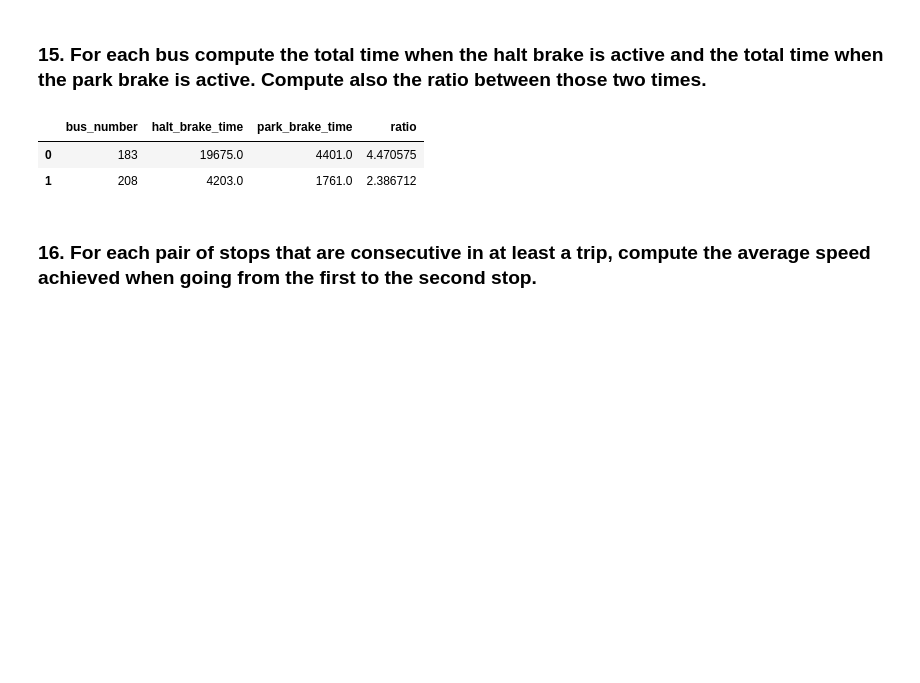
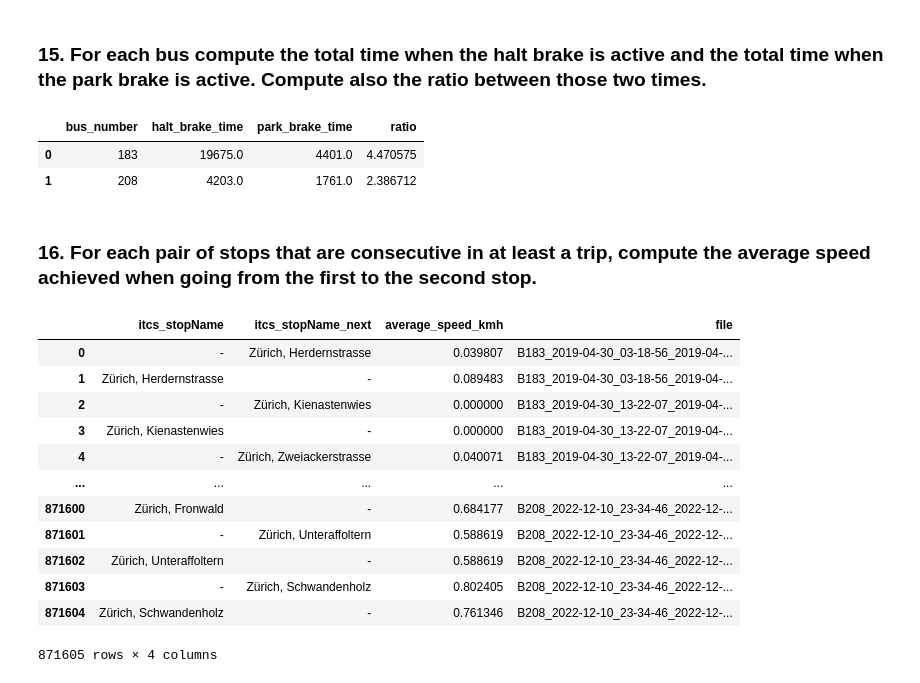
Before and after one commit to lejawin/2024_CS_project, a Jupyter notebook: Project (1).ipynb, the cells around one changed output. Cells and saved outputs as stored; diff of their text form; code cells hidden in the pictures; blank space fills up the shorter version.

```diff
--- a/Project (1).ipynb
+++ b/Project (1).ipynb
@@ -396,7 +394,3 @@ brake_times_df
 | 1 | 208 | 4203.0 | 1761.0 | 2.386712 |
 # %% [markdown]
 ### 16. For each pair of stops that are consecutive in at least a trip, compute the average speed achieved when going from the first to the second stop.
-# %%
-stop_pairs_speed = []
-def calculate_average_speed(lat1, lon1, lat2, lon2, time1, time2):
-    distance = geodesic((lat1, lon1), (lat2, lon2)).km # Calcolare la differenza di tempo in ore time_diff = (time2 - time1) / 3600 # da secondi a ore # Calcolare la velocità media (distanza/tempo) if time_diff > 0: speed = distance / time_diff else: speed = None return speed # Iterare su ogni file CSV nella cartella for file in os.listdir(csv_folder): if file.endswith('.csv'): file_path = os.path.join(csv_folder, file) # Leggere il file CSV con le colonne necessarie df = pd.read_csv(file_path, usecols=['itcs_stopName', 'time_unix', 'gnss_latitude', 'gnss_longitude']) # Rimuovere le righe con valori NaN df.dropna(subset=['itcs_stopName', 'time_unix', 'gnss_latitude', 'gnss_longitude'], inplace=True) # Ordinare il DataFrame per tempo df.sort_values('time_unix', inplace=True) # Iterare sulle fermate consecutive for i in range(len(df) - 1): stop1 = df.iloc[i] stop2 = df.iloc[i + 1] # Se le fermate sono diverse (quindi fermate consecutive) if stop1['itcs_stopName'] != stop2['itcs_stopName']: speed = calculate_average_speed( stop1['gnss_latitude'], stop1['gnss_longitude'], stop2['gnss_latitude'], stop2['gnss_longitude'], stop1['time_unix'], stop2['time_unix'] ) if speed is not None: stop_pairs_speed.append({ 'first_stop': stop1['itcs_stopName'], 'second_stop': stop2['itcs_stopName'], 'average_speed_kmh': speed, 'file': file # Aggiungere il nome del file per riferimenti }) # Convertire i risultati in un DataFrame stop_pairs_speed_df = pd.DataFrame(stop_pairs_speed)
@@ -402,0 +449,16 @@ def calculate_average_speed(lat1, lon1, lat2, lon2, time1, time2):
+# %%
+final_df
+# %% [output]
+|  | itcs_stopName | itcs_stopName_next | average_speed_kmh | file |
+| 0 | - | Zürich, Herdernstrasse | 0.039807 | B183_2019-04-30_03-18-56_2019-04-... |
+| 1 | Zürich, Herdernstrasse | - | 0.089483 | B183_2019-04-30_03-18-56_2019-04-... |
+| 2 | - | Zürich, Kienastenwies | 0.000000 | B183_2019-04-30_13-22-07_2019-04-... |
+| 3 | Zürich, Kienastenwies | - | 0.000000 | B183_2019-04-30_13-22-07_2019-04-... |
+| 4 | - | Zürich, Zweiackerstrasse | 0.040071 | B183_2019-04-30_13-22-07_2019-04-... |
+| ... | ... | ... | ... | ... |
+| 871600 | Zürich, Fronwald | - | 0.684177 | B208_2022-12-10_23-34-46_2022-12-... |
+| 871601 | - | Zürich, Unteraffoltern | 0.588619 | B208_2022-12-10_23-34-46_2022-12-... |
+| 871602 | Zürich, Unteraffoltern | - | 0.588619 | B208_2022-12-10_23-34-46_2022-12-... |
+| 871603 | - | Zürich, Schwandenholz | 0.802405 | B208_2022-12-10_23-34-46_2022-12-... |
+| 871604 | Zürich, Schwandenholz | - | 0.761346 | B208_2022-12-10_23-34-46_2022-12-... |
+871605 rows × 4 columns
```
Also changed, not shown: parts of 4 cells of this notebook.
